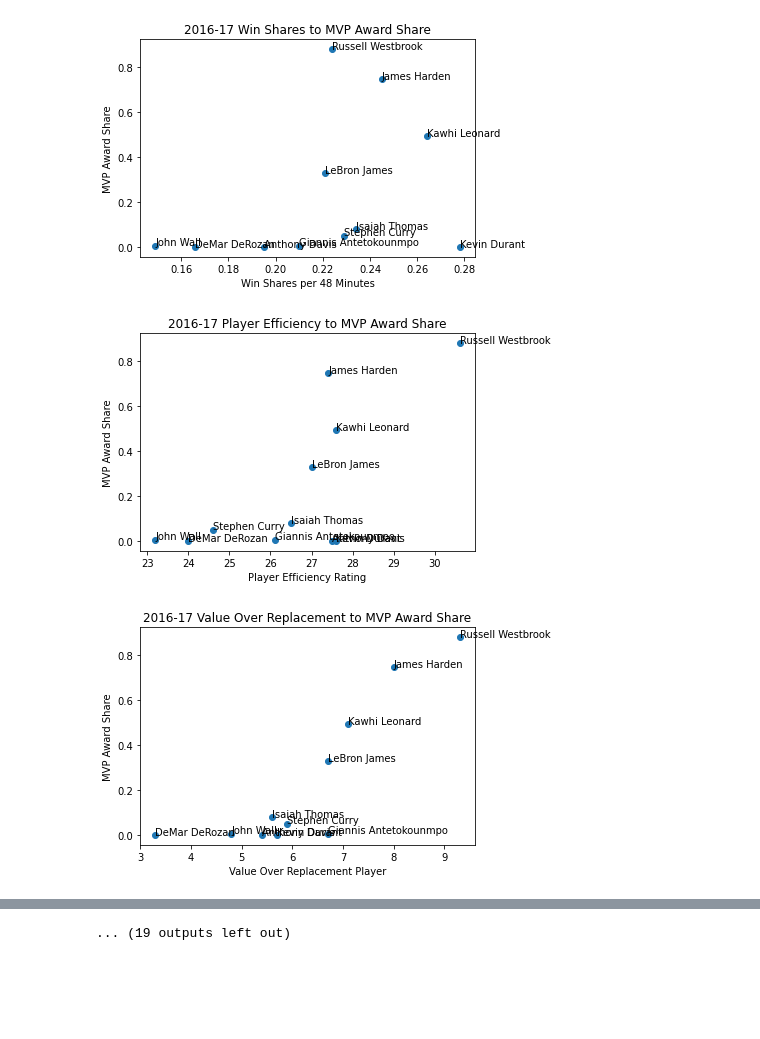
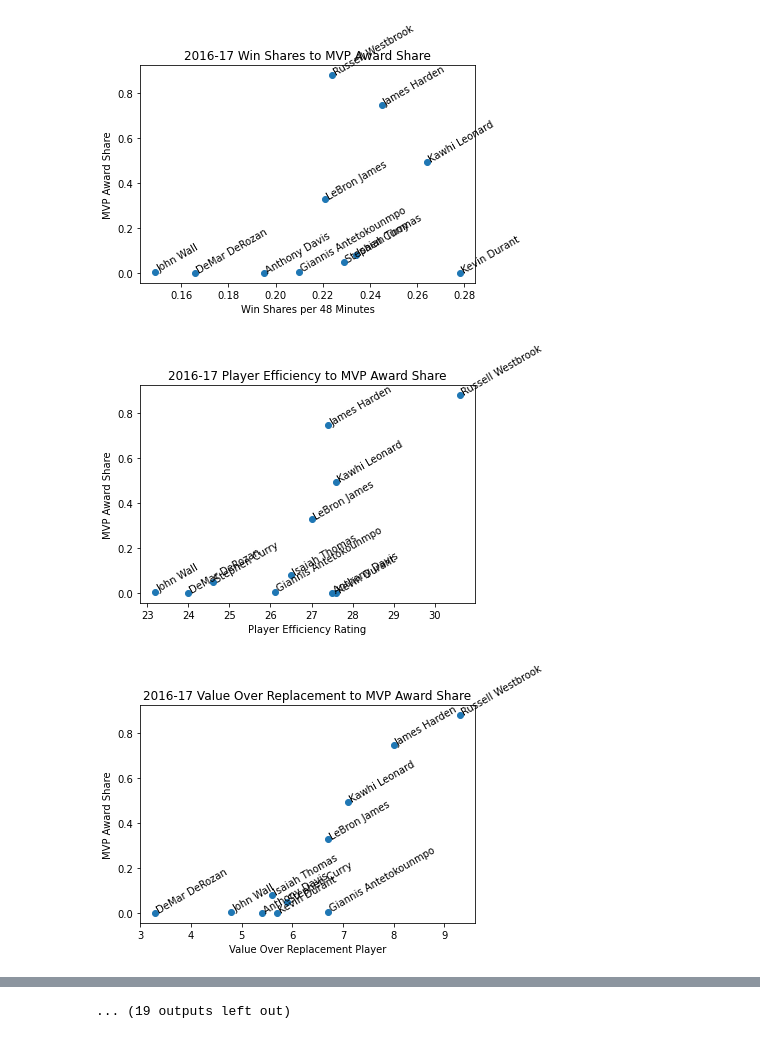
Before and after one commit to NeilGGopal/MVPAnalysis, a Jupyter notebook: notebooks/mvp-analysis.ipynb, the cells around one changed output, grey strips where cells are left out. Cells and saved outputs as stored; diff of their text form; code cells hidden in the pictures; blank space fills up the shorter version.

Commit message:
Reformatted prediction segment

```diff
--- a/notebooks/mvp-analysis.ipynb
+++ b/notebooks/mvp-analysis.ipynb
@@ -2,7 +2,7 @@
 import sklearn.linear_model as lm
 import seaborn as sns
 from sklearn.model_selection import train_test_split
-from sklearn.metrics import mean_squared_error, mean_absolute_error
+from sklearn.metrics import mean_squared_error, mean_absolute_error, r2_score
 from sklearn import preprocessing
 import pandas as pd
 import numpy as np
@@ -42,19 +42,19 @@ for val in vals:
     plt.title(f'{val} Win Shares to MVP Award Share')
 
     for i in range(len(output["WS/48"])):
-        ax.text(output["WS/48"][i], output["Share"][i], output["Player"][i])
+        ax.text(output["WS/48"][i], output["Share"][i], output["Player"][i], rotation=30)
 
     plt.show()
 
     # Player Efficiency Rating Plot
     fig, ax = plt.subplots()
     plt.scatter(output["PER"], output["Share"])
-    plt.xlabel("Player Efficiency Rating")
+    plt.xlabel("Player Efficiency Rating", )
     plt.ylabel("MVP Award Share")
     plt.title(f'{val} Player Efficiency to MVP Award Share')
 
     for i in range(len(output["PER"])):
-        ax.text(output["PER"][i], output["Share"][i], output["Player"][i])
+        ax.text(output["PER"][i], output["Share"][i], output["Player"][i], rotation=30)
 
     plt.show()
 
@@ -66,7 +66,7 @@ for val in vals:
     plt.title(f'{val} Value Over Replacement to MVP Award Share')
 
     for i in range(len(output["VORP"])):
-        ax.text(output["VORP"][i], output["Share"][i], output["Player"][i])
+        ax.text(output["VORP"][i], output["Share"][i], output["Player"][i], rotation=30)
 
     plt.show()
 
@@ -78,39 +78,40 @@ for val in vals:
     plt.title(f'{val} NBA Team Standing to MVP Award Share')
 
     for i in range(len(output["Rk"])):
-        ax.text(output["Rk"][i], output["Share"][i], output["Player"][i])
+        ax.text(output["Rk"][i], output["Share"][i], output["Player"][i], rotation=30)
 
     plt.show()
 
     # Overall Record Plot
     fig, ax = plt.subplots()
     plt.scatter(output["Overall"], output["Share"])
     plt.xlabel("NBA Team Overall Record")
     plt.ylabel("MVP Award Share")
     plt.title(f'{val} NBA Team Record to MVP Award Share')
 
     for i in range(len(output["Overall"])):
-        ax.text(output["Overall"][i], output["Share"][i], output["Player"][i])
+        ax.text(output["Overall"][i], output["Share"][i], output["Player"][i], rotation=30)
 
     plt.show()
 
 # Dataframe concatenation for X and y variables
 X = pd.concat(X)
 y = pd.concat(y)
 print(X)
 print(y)
 
 # Training
 X_train, X_test, y_train, y_test = train_test_split(X, y, test_size=0.3, random_state=101)
 print(X_test)
 model = lm.LinearRegression()
 model.fit(X_train, y_train)
 
 # Predictions
 predictions = model.predict(X_test)
 print('Mean Squared Error : ', mean_squared_error(y_test, predictions))
 print('Mean Absolute Error : ', mean_absolute_error(y_test, predictions))
+print('R2 Score : ', r2_score(y_test, predictions))
 # %% [output]
-[figure, old version]
+[figure, new version]
-[figure, old version]
+[figure, new version]
-[figure, old version]
+[figure, new version]
```
Also changed, not shown: parts of 2 cells of this notebook.
